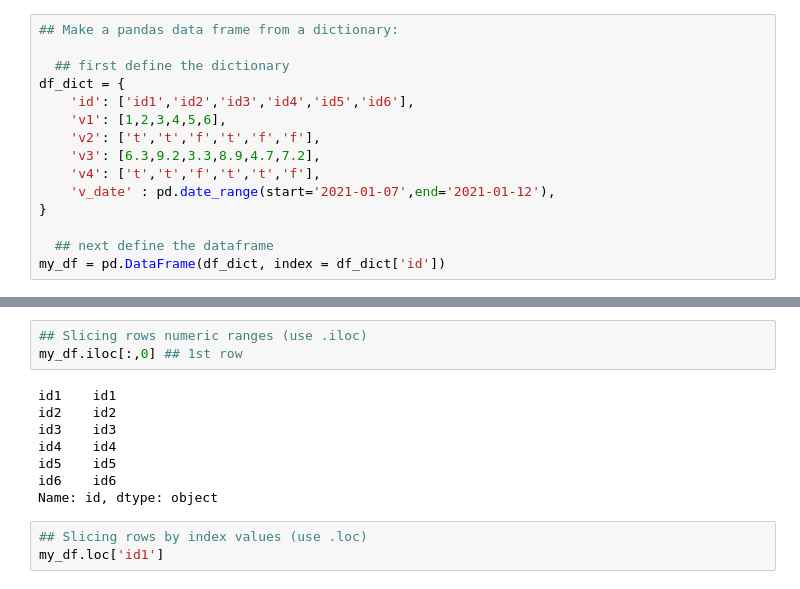
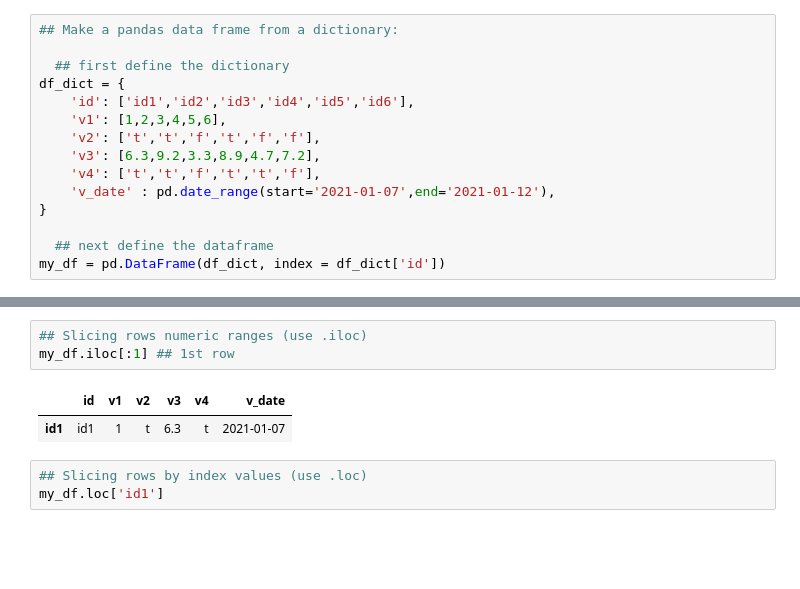
Before and after one commit to Haoliang04/JSC270, a Jupyter notebook: JSC270_2025_Lab1_Solution.ipynb, the cells around one changed output, grey strips where cells are left out. Saved outputs shown, nothing was run; the diff lists cells and outputs as text; blank space fills up the shorter version.

```diff
--- a/JSC270_2025_Lab1_Solution.ipynb
+++ b/JSC270_2025_Lab1_Solution.ipynb
@@ -109,14 +152,9 @@ my_df
 # %%
 ## Slicing rows numeric ranges (use .iloc)
-my_df.iloc[:,0] ## 1st row
+my_df.iloc[:1] ## 1st row
 # %% [output]
-id1    id1
-id2    id2
-id3    id3
-id4    id4
-id5    id5
-id6    id6
-Name: id, dtype: object
+|  | id | v1 | v2 | v3 | v4 | v_date |
+| id1 | id1 | 1 | t | 6.3 | t | 2021-01-07 |
 # %%
 ## Slicing rows by index values (use .loc)
 my_df.loc['id1']
```
Also changed, not shown: parts of 3 cells of this notebook.
